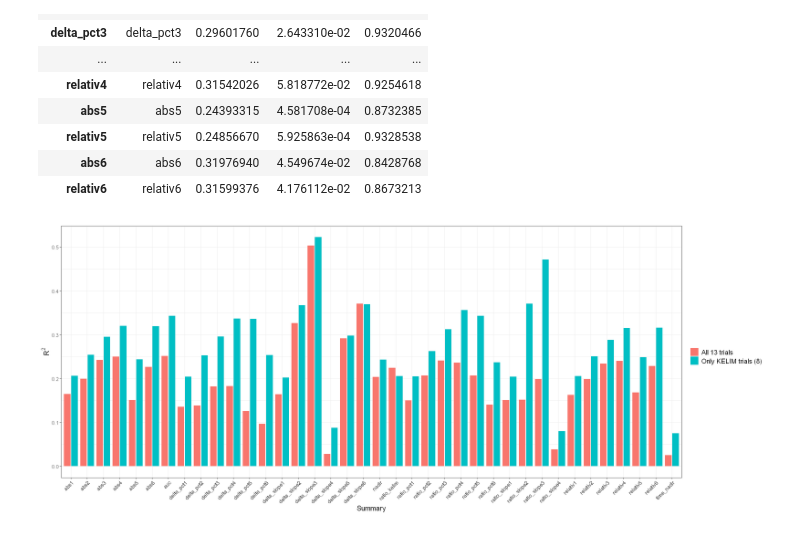
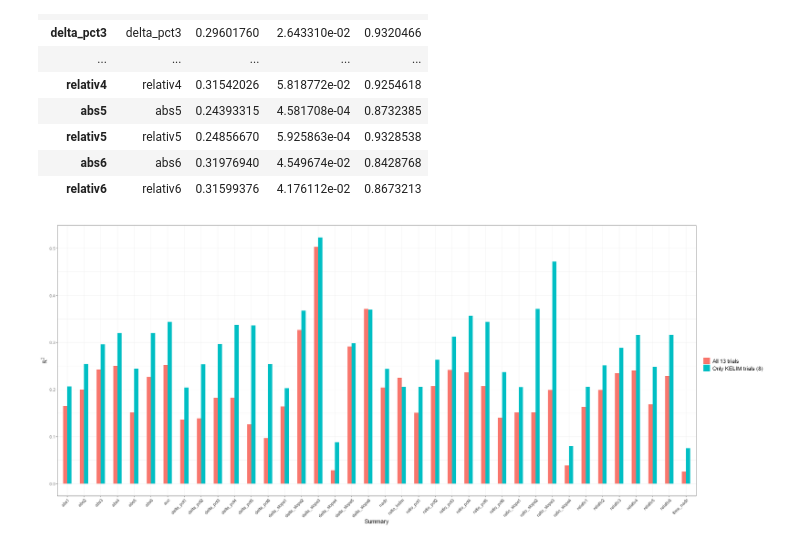
Before and after one commit to Kodro23/Surrogacy_evaluation_CA125, a Jupyter notebook: notebooks/Surrogacy_evaluation_of_CA125_lcmm.ipynb, the cells around one changed output. Saved outputs shown, nothing was run; the diff lists cells and outputs as text; code cells hidden in the pictures.

```diff
--- a/notebooks/Surrogacy_evaluation_of_CA125_lcmm.ipynb
+++ b/notebooks/Surrogacy_evaluation_of_CA125_lcmm.ipynb
@@ -1563,29 +1575,30 @@ A data.frame: 39 × 4
 | relativ6 | relativ6 | 0.31599376 | 4.176112e-02 | 0.8673213 |
 # %%
 #Plot
+options(repr.plot.width = 24, repr.plot.height = 10)
 rbind(boot_summary %>%rownames_to_column("summary") %>%filter(!summary %in% c("beta_kelim", "delta_kelim")) %>%mutate(dataset = "All 13 trials"),
       boot_summary3 %>%rownames_to_column("summary") %>%filter(!summary %in% c("beta_kelim", "delta_kelim")) %>%mutate(dataset = "Only KELIM trials (8)")
 )%>%
 ggplot(aes(x = summary,y = R2,fill = dataset)
 ) +
-geom_col(position = position_dodge(width = 0.9),width = 0.8) +
+geom_col(position = position_dodge(width = 0.5),width = 0.5) +
 theme_bw() +
 theme(
     axis.title = element_text(size = 14),
     axis.text.x = element_text(
       size = 10,
       angle = 45,
       hjust = 1
     ),
     axis.text.y = element_text(size = 10),
     legend.title = element_text(size = 14),
     legend.text = element_text(size = 13),
     plot.title = element_text(size = 18)
   ) +
   labs(
     x = "Summary",
     y = expression(R^2),
     fill = ""
   )
 # %% [output]
-[figure, old version]
+[figure, new version]
```
Also changed, not shown: parts of 14 cells of this notebook, 2 other files.
